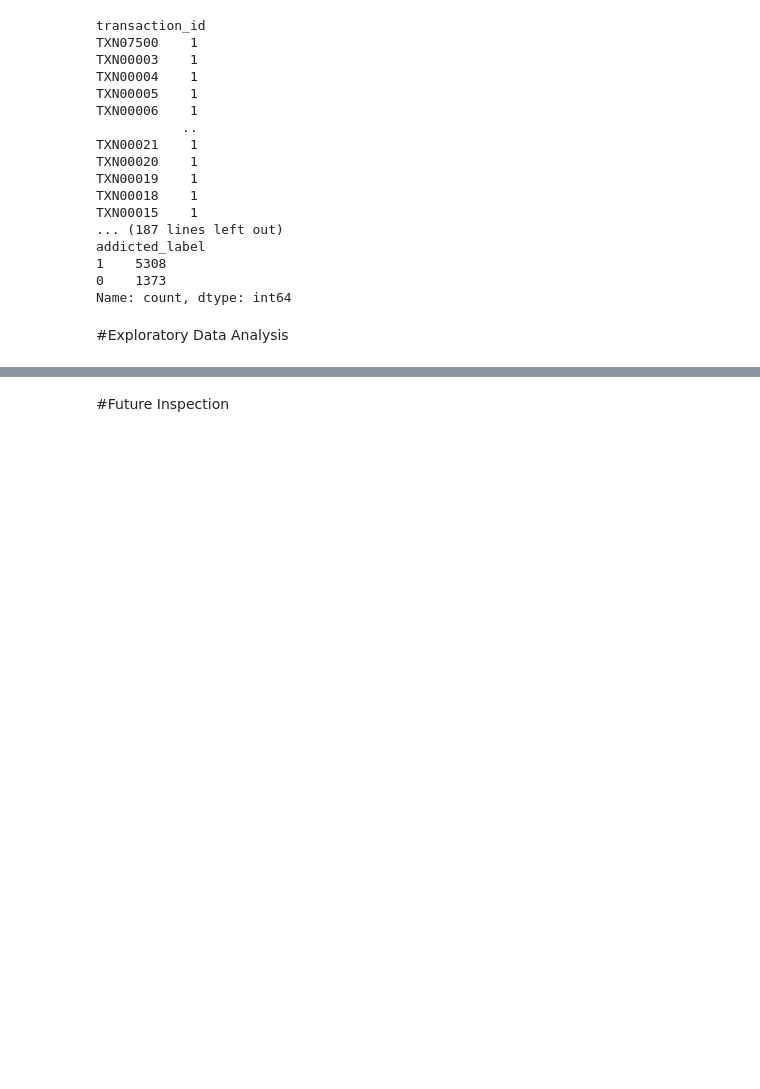
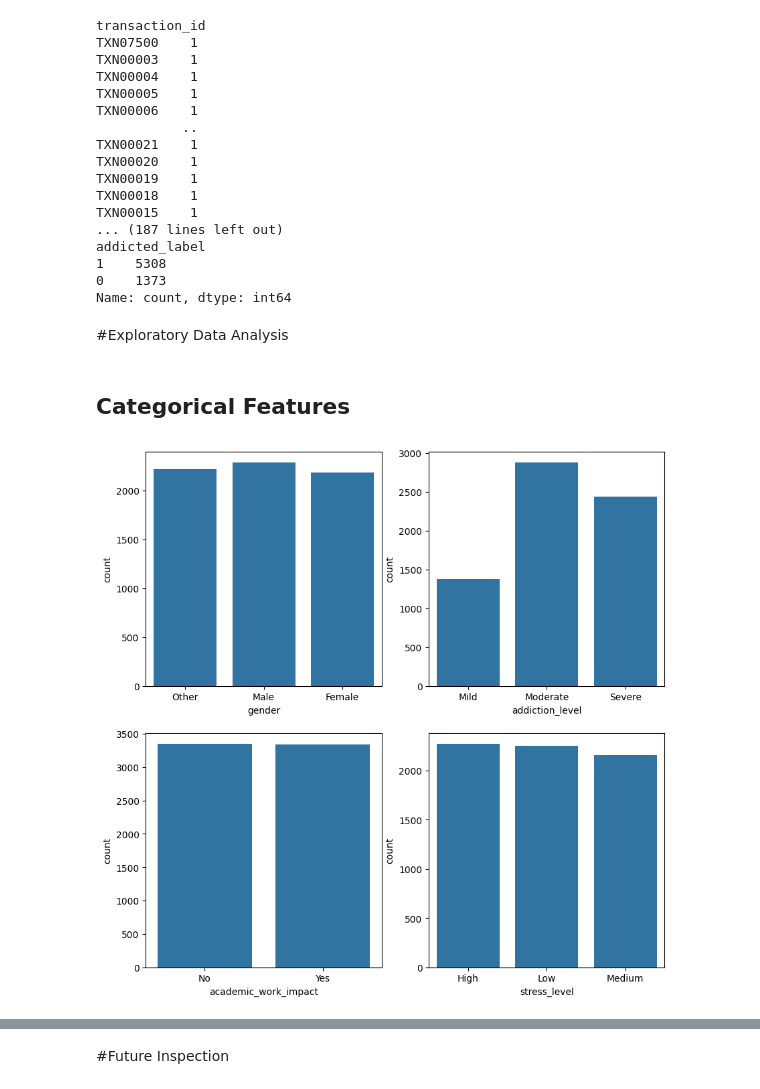
Before and after one commit to abeeraz379/Smartphone-Usage-Addiction-Analysis-, a Jupyter notebook: Smartphone_Usage_&_Addiction_Analysis_.ipynb, the cells around one changed output, grey strips where cells are left out. Saved outputs shown, nothing was run; the diff lists cells and outputs as text; code cells hidden in the pictures; blank space fills up the shorter version.

```diff
--- a/Smartphone_Usage_&_Addiction_Analysis_.ipynb
+++ b/Smartphone_Usage_&_Addiction_Analysis_.ipynb
@@ -183,3 +183,13 @@ addicted_label
 Name: count, dtype: int64
 # %% [markdown]
 #Exploratory Data Analysis
+# %% [markdown]
+## Categorical Features
+# %%
+fig,ax=plt.subplots(ncols=2,nrows=2,figsize=(10,10))
+ax[0][0]=sns.countplot(x='gender',data=df,ax=ax[0][0])
+ax[0][1]=sns.countplot(x='addiction_level',data=df,ax=ax[0][1])
+ax[1][0]=sns.countplot(x='academic_work_impact',data=df,ax=ax[1][0])
+ax[1][1]=sns.countplot(x='stress_level',data=df,ax=ax[1][1]);
+# %% [output]
+[figure, added]
```
Also changed, not shown: parts of 3 cells of this notebook.
